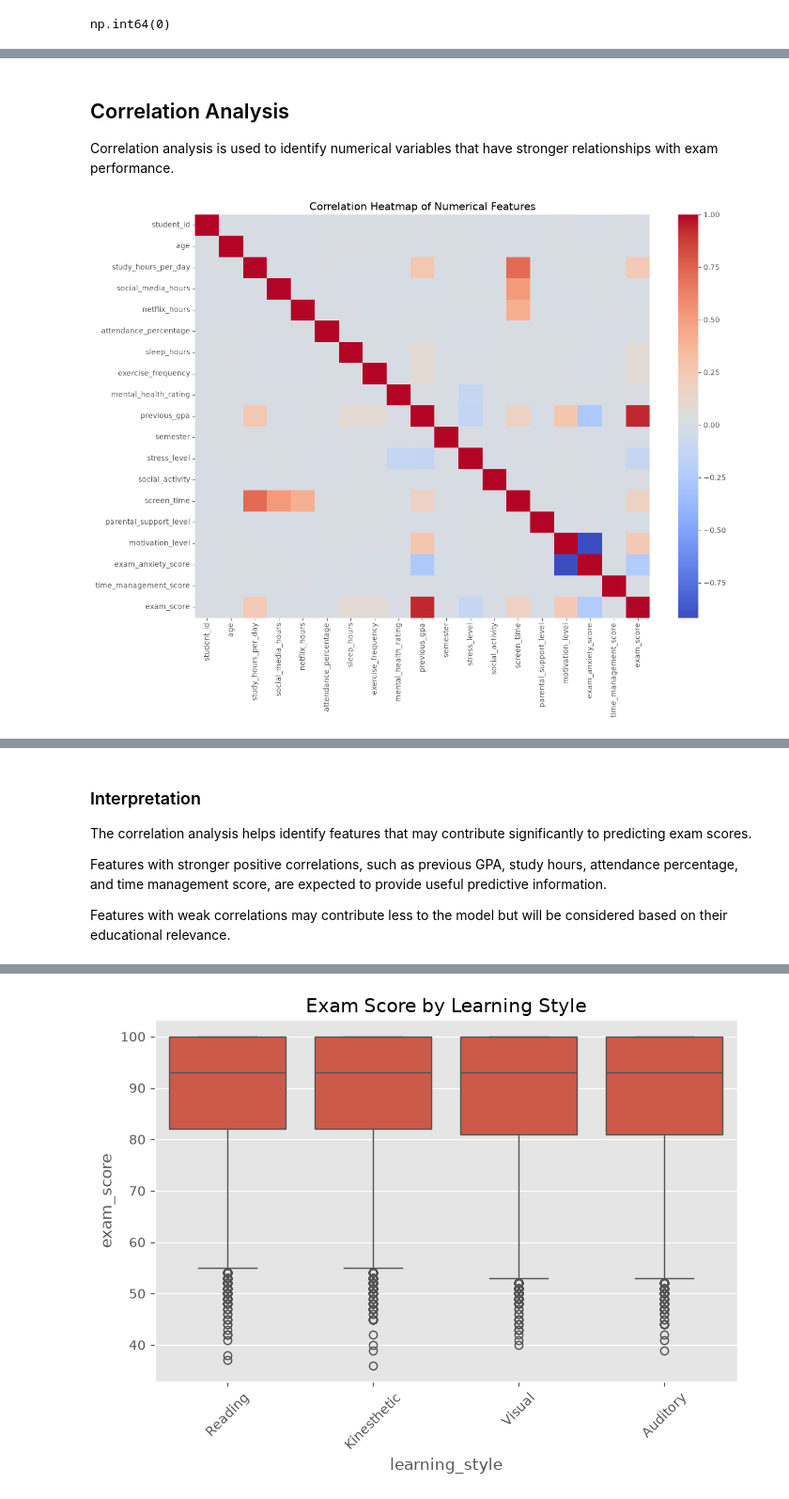
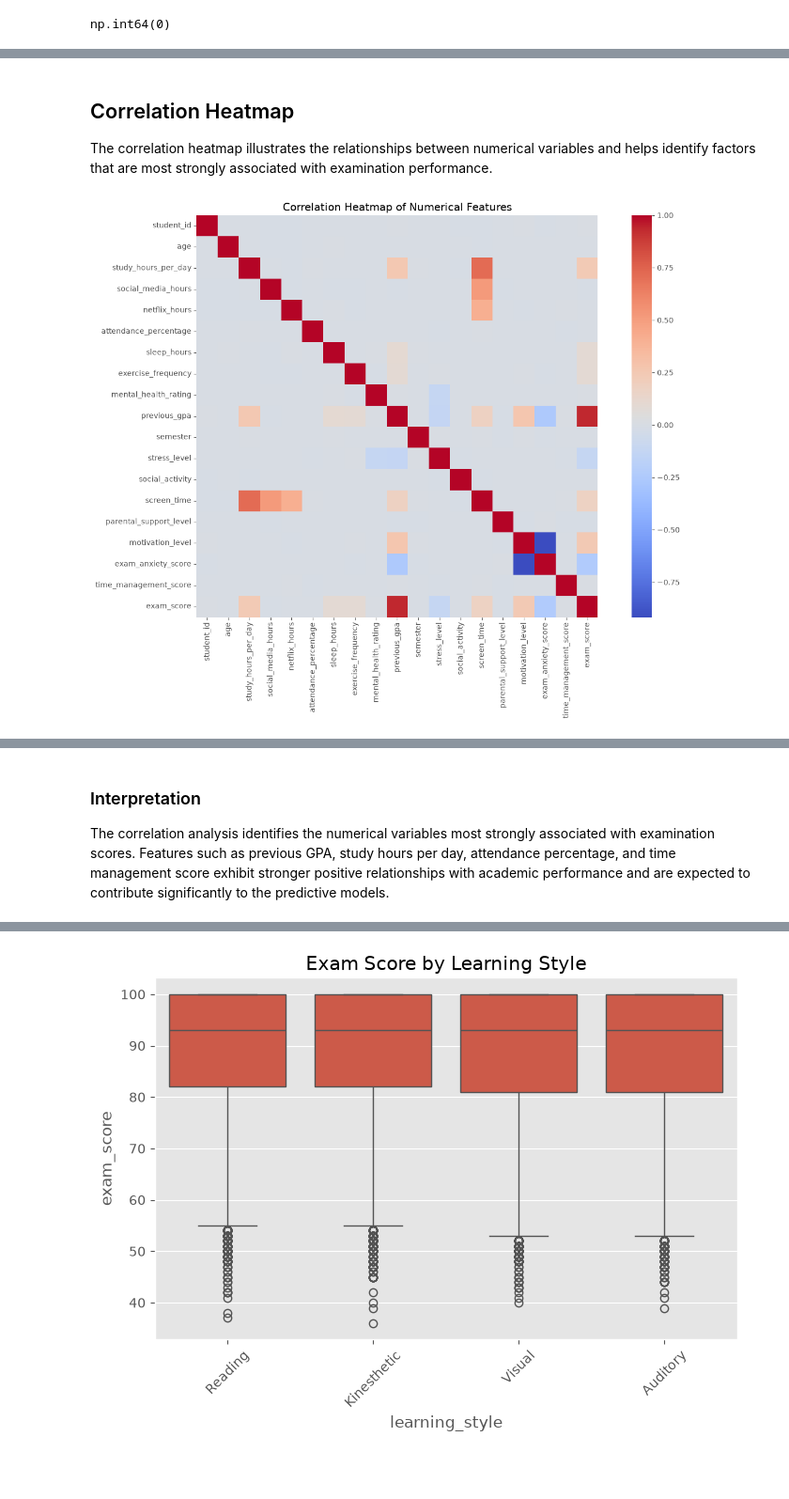
Before and after one commit to Abejirin-King/Regression-Analysis-Mobile-Application, a Jupyter notebook: summative/linear_regression/multivariate.ipynb, the cells around one changed output, grey strips where cells are left out. Shown at 94% size. Saved outputs shown, nothing was run; the diff lists cells and outputs as text; code cells hidden in the pictures; blank space fills up the shorter version.

```diff
--- a/summative/linear_regression/multivariate.ipynb
+++ b/summative/linear_regression/multivariate.ipynb
@@ -209,24 +205,24 @@ The distribution shows how student performance is spread across the dataset. A r
 # %% [markdown]
-## Correlation Analysis
+## Correlation Heatmap
 
-Correlation analysis is used to identify numerical variables that have stronger relationships with exam performance.
+The correlation heatmap illustrates the relationships between numerical variables and helps identify factors that are most strongly associated with examination performance.
 # %%
-numeric_columns = df.select_dtypes(
-    include=["int64", "float64"]
-)
+numeric_df = df.select_dtypes(include=["int64", "float64"])
 
-plt.figure(figsize=(14,10))
+plt.figure(figsize=(14, 10))
 
 sns.heatmap(
-    numeric_columns.corr(),
+    numeric_df.corr(),
     cmap="coolwarm",
-    annot=False
+    annot=False,
+    square=True
 )
 
 plt.title("Correlation Heatmap of Numerical Features")
 
+plt.tight_layout()
 plt.show()
 # %% [output]
-[figure, old version]
+[figure, new version]
 # %%
 exam_correlation = (
@@ -260,11 +256,7 @@ Name: exam_score, dtype: float64
 # %% [markdown]
 ### Interpretation
 
-The correlation analysis helps identify features that may contribute significantly to predicting exam scores.
-
-Features with stronger positive correlations, such as previous GPA, study hours, attendance percentage, and time management score, are expected to provide useful predictive information.
-
-Features with weak correlations may contribute less to the model but will be considered based on their educational relevance.
+The correlation analysis identifies the numerical variables most strongly associated with examination scores. Features such as previous GPA, study hours per day, attendance percentage, and time management score exhibit stronger positive relationships with academic performance and are expected to contribute significantly to the predictive models.
 # %%
 plt.figure(figsize=(8,5))
 
```
Also changed, not shown: parts of 42 cells of this notebook, 1 other file.
